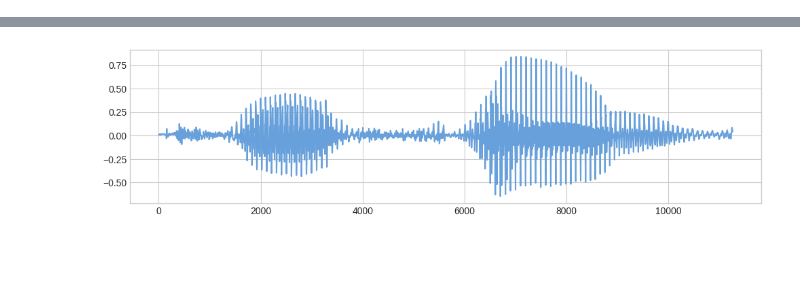
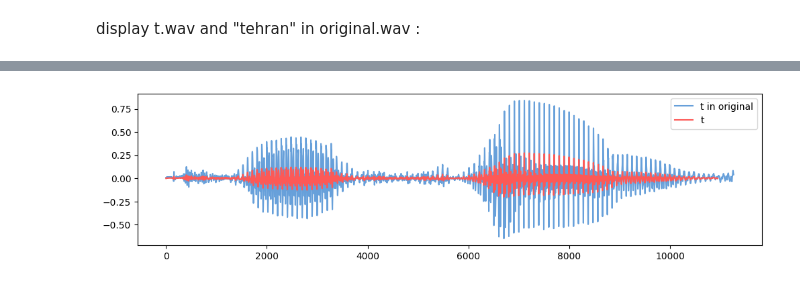
Before and after one commit to ZahraEk/Speech, a Jupyter notebook: EX_Ezafi_Speech.ipynb, the cells around one changed output, grey strips where cells are left out. Drawn from its saved outputs; the diff is of its cells as text; code cells hidden in the pictures; blank space fills up the shorter version.

```diff
--- a/EX_Ezafi_Speech.ipynb
+++ b/EX_Ezafi_Speech.ipynb
@@ -107,11 +125,20 @@ samples_per_mfcc = 512
 word_samp_bounds = (2/2) + (word_match_idx_bnds*samples_per_mfcc)
 
 word = yTest[int(word_samp_bounds[0]):int(word_samp_bounds[1])]
+# %% [markdown]
+display t.wav and "tehran" in original.wav :
 # %%
 figure(figsize=(12,3), dpi=100)
 plt.plot(word, color='#67A0DA')
+plt.plot(yTrain, color='xkcd:grapefruit')
+plt.legend(['t in original','t'])
+
+#save figure
+plt.savefig('drive/MyDrive/Ex Ezafi/t.vs.tehran.jpg')
+#save audio
+sf.write('drive/MyDrive/Ex Ezafi/tehran.wav', word, srTrain)
 
 IPython.display.Audio(data=word, rate=srTrain)
 # %% [output]
 [interactive output not drawn]
-[figure, old version]
+[figure, new version]
```
Also changed, not shown: parts of 14 cells of this notebook.
